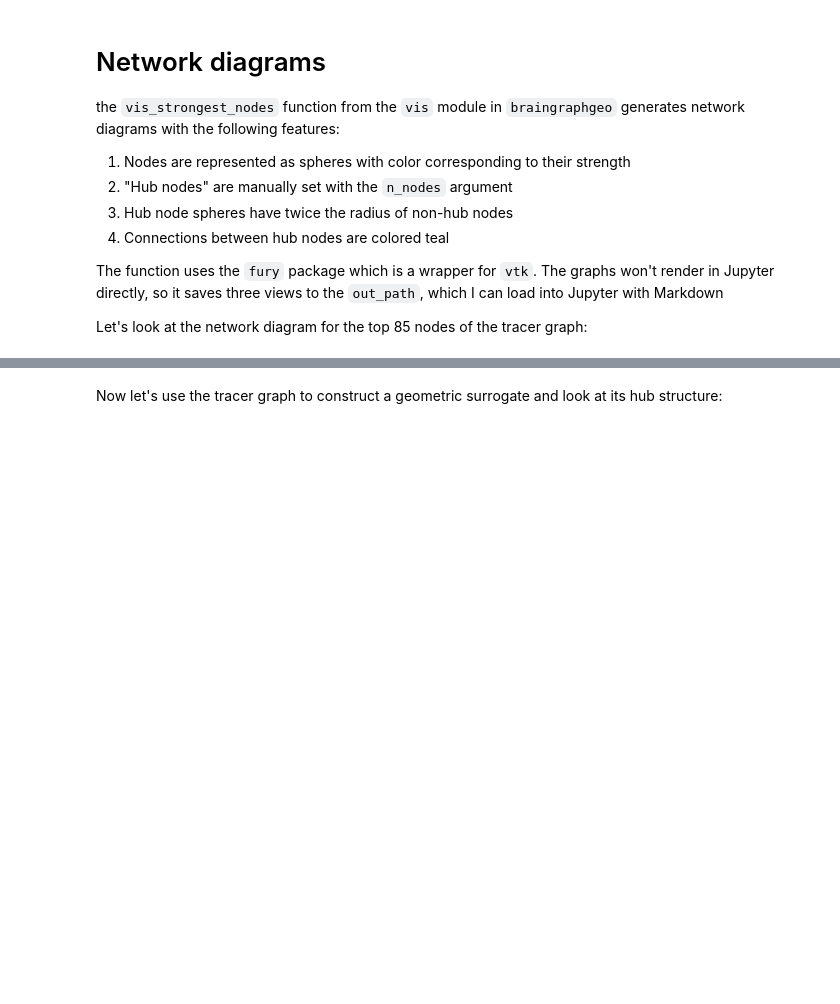
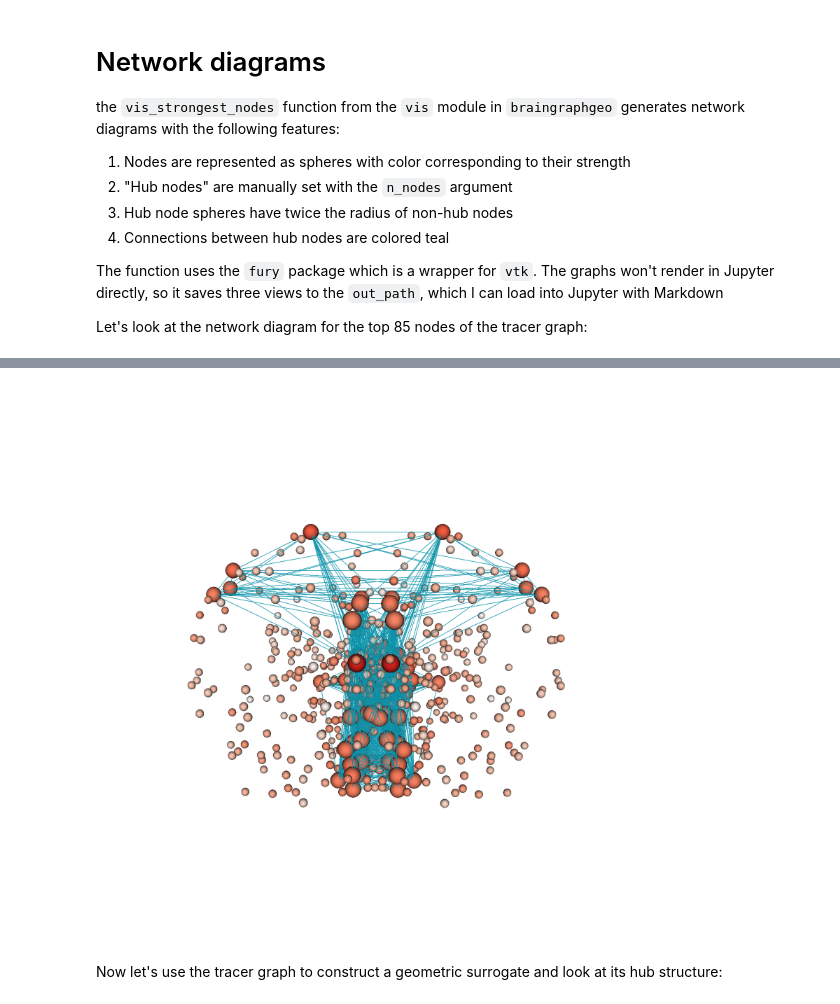
Before and after one commit to scott-trinkle/braingraphgeo, a Jupyter notebook: examples/3. Hub node visualizations.ipynb, the cells around one changed output, grey strips where cells are left out. Saved outputs shown, nothing was run; the diff lists cells and outputs as text; code cells hidden in the pictures; blank space fills up the shorter version.

Commit message:
Trying image with ipython

```diff
--- a/examples/3. Hub node visualizations.ipynb
+++ b/examples/3. Hub node visualizations.ipynb
@@ -98,6 +98,12 @@ vis_strongest_nodes(positions=node_positions_array,
     <th><img src="imgs/tracer_empirical_ax.png"></th>
   </tr>
 </table>
+# %%
+from IPython.display import Image
+
+Image(filename='tracer_empirical_cor.png')
+# %% [output]
+[figure, added]
 # %% [markdown]
 Now let's use the tracer graph to construct a geometric surrogate and look at its hub structure:
 # %%
```
